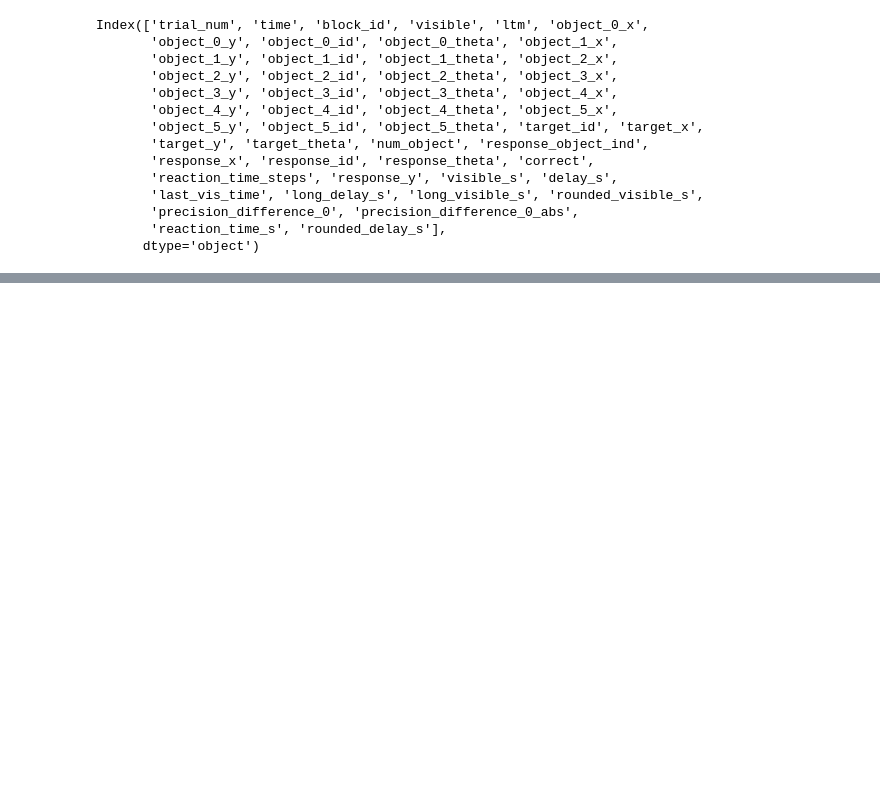
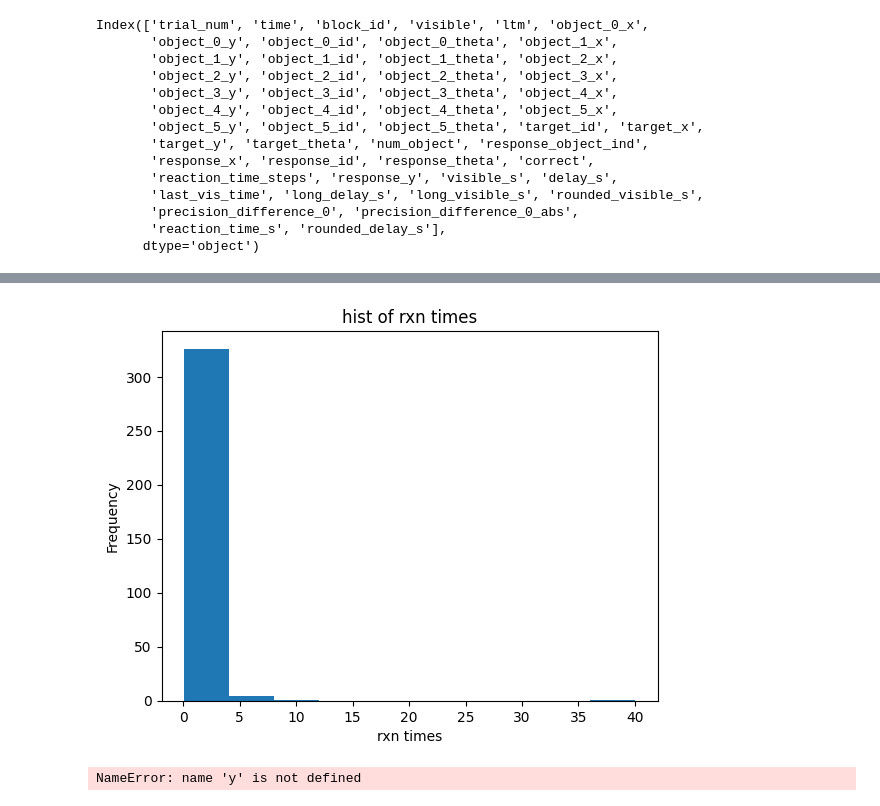
Before and after one commit to aidapiccato/multi-memory-analysis, a Jupyter notebook: notebooks/long_term_analysis.ipynb, the cells around one changed output, grey strips where cells are left out. Drawn from its saved outputs; the diff is of its cells as text; code cells hidden in the pictures; blank space fills up the shorter version.

Commit message:
ltm model updates

```diff
--- a/notebooks/long_term_analysis.ipynb
+++ b/notebooks/long_term_analysis.ipynb
@@ -228,0 +114,17 @@ ValueError: Iteration of zero-sized operands is not enabled
+# %%
+analysis_pipeline.plot_hist('reaction_time_s',df,'rxn times','hist of rxn times')
+# %% [output]
+[figure, added]
+# %%
+import sklearn
+from sklearn.neighbors import KernelDensity
+from sklearn.linear_model import LogisticRegression
+
+x = df[['reaction_time_s']]
+data.shape
+lr = LogisticRegression()
+lr.fit(data,y)
+data.reshape(-1,1)
+kde = KernelDensity(kernel = 'gaussian', bandwidth = 0.2).fit(data)
+# %% [output]
+NameError: name 'y' is not defined
```
Also changed, not shown: parts of 2 cells of this notebook, 1 other file.
